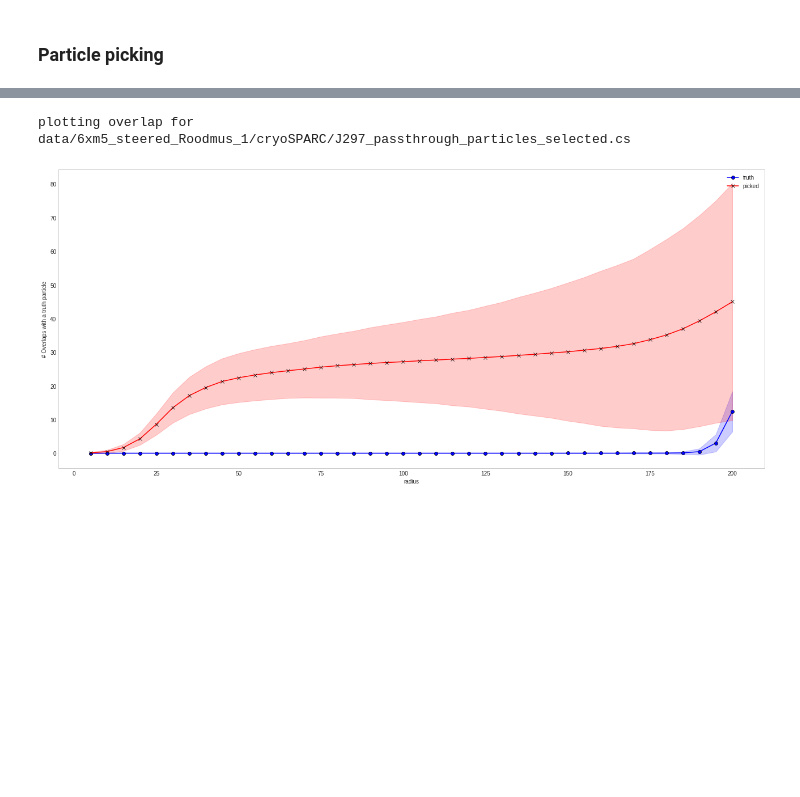
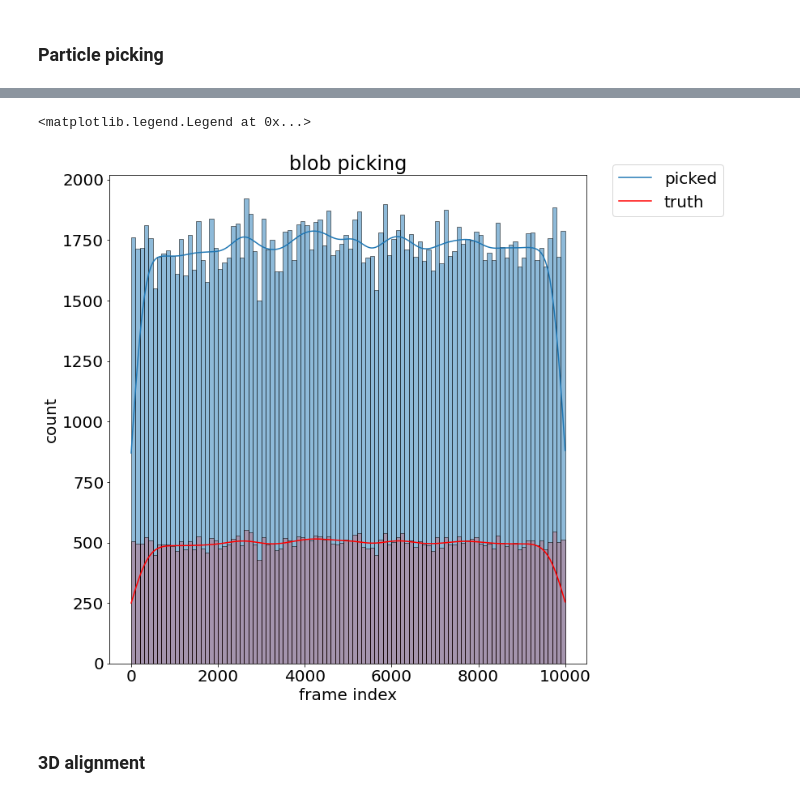
Before and after one commit to ccpem/roodmus, a Jupyter notebook: analysis.ipynb, the cells around one changed output, grey strips where cells are left out. Drawn from its saved outputs; the diff is of its cells as text; code cells hidden in the pictures; blank space fills up the shorter version.

```diff
--- a/analysis.ipynb
+++ b/analysis.ipynb
@@ -53,3 +39,4 @@ estimated ctf values loaded. (358378, 6) ctf values found
 # %%
 ### scatter plot of the estimated vs. the true defocus values
 fig, ax = plot_defocus_scatter(df_ctf)
+plt.rcParams["font.size"] = 20
@@ -260,0 +203,17 @@ fig, ax = plot_recall(df_precision, jobtypes)
+# %%
+### alternatively, plot the precision and recall in the same plot
+df = df_precision.melt(id_vars=["metadata_filename", "ugraph_filename", "defocus", "TP", "FP", "FN", "multiplicity", "num_particles_picked", "num_particles_truth"])
+
+plt.rcParams["font.size"] = 20
+fig, ax = plt.subplots(figsize=(10,10))
+sns.boxplot(x="metadata_filename", y="value", data=df, ax=ax, fliersize=0, palette="RdYlBu", hue="variable")
+ax.set_ylabel("")
+ax.set_xlabel("")
+# change the xtix labels to the jobtypes
+ax.set_xticklabels([jobtypes[meta_file] for meta_file in meta_files])
+plt.setp(ax.get_xticklabels(), rotation=45, ha="right", rotation_mode="anchor")
+# add legend below axis
+ax.legend().set_visible(False)
+handles, labels = ax.get_legend_handles_labels()
+fig.legend(handles, labels, loc='lower center', ncol=1, bbox_to_anchor=(1.1, 0.85))
+fig.tight_layout()
@@ -291,9 +242,28 @@ df_overlap
 # %%
 ### plot the overlap between the picked and truth particles
-metadata_index = 1 # which metadata file to plot. If None, all metadata files are plotted
+metadata_index = 0 # which metadata file to plot. If None, all metadata files are plotted
 
 metadata_filename = meta_files[metadata_index]
 fig, ax = plot_overlap_investigation(df_overlap, metadata_filename, jobtypes=jobtypes)
-# %% [output]
-plotting overlap for data/6xm5_steered_Roodmus_1/cryoSPARC/J297_passthrough_particles_selected.cs
-[figure, removed]
+# %%
+### plot the distribution of trajectory frames in a metadata file
+metadata_index = 0 # which metadata file to plot
+df_picked["closest_pdb_index"] = df_picked["closest_pdb"].apply(lambda x: int(x.split("_")[-1].split(".")[0]))
+# set the closest_pdb_index to np.nan if the particle is not closer to a truth particle thatn the particle diameter
+df_picked.loc[df_picked["closest_dist"] > particle_diameter, "closest_pdb_index"] = np.nan
+df_truth["pdb_index"] = df_truth["pdb_filename"].apply(lambda x: int(x.split("_")[-1].split(".")[0]))
+
+plt.rcParams["font.size"] = 20
+fig, ax = plt.subplots(figsize = (10, 10))
+sns.histplot(df_picked.groupby("metadata_filename").get_group(meta_files[metadata_index])["closest_pdb_index"], ax=ax, bins=100, kde=True)
+sns.histplot(df_truth["pdb_index"], ax=ax, bins=100, kde=True, color="red", alpha=0.2)
+ax.set_xlabel("frame index")
+ax.set_ylabel("count")
+ax.set_title(jobtypes[meta_files[metadata_index]])
+fig.tight_layout()
+fig.legend(["picked", "truth"], loc='lower center', ncol=1, bbox_to_anchor=(1.1, 0.85))
+# %% [output]
+<matplotlib.legend.Legend at 0x...>
+[figure, added]
+# %% [markdown]
+### 3D alignment
```
Also changed, not shown: parts of 23 cells of this notebook, 8 other files.
